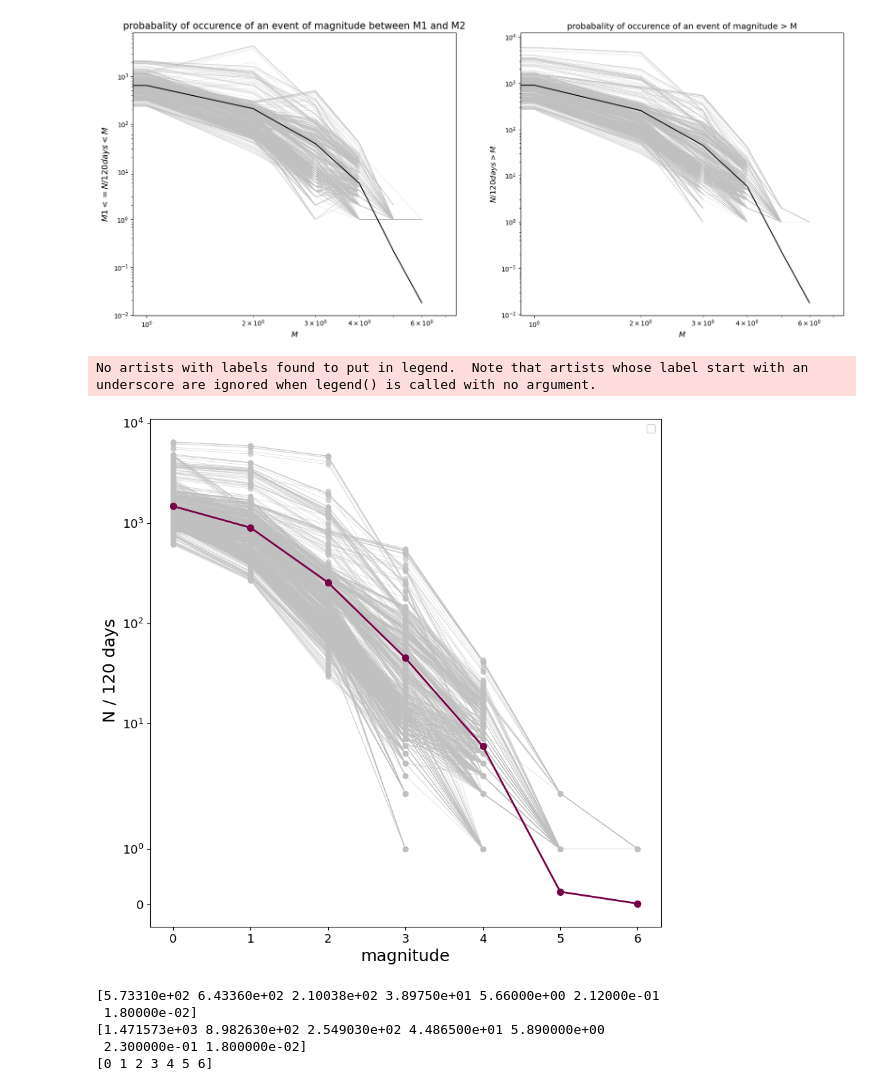
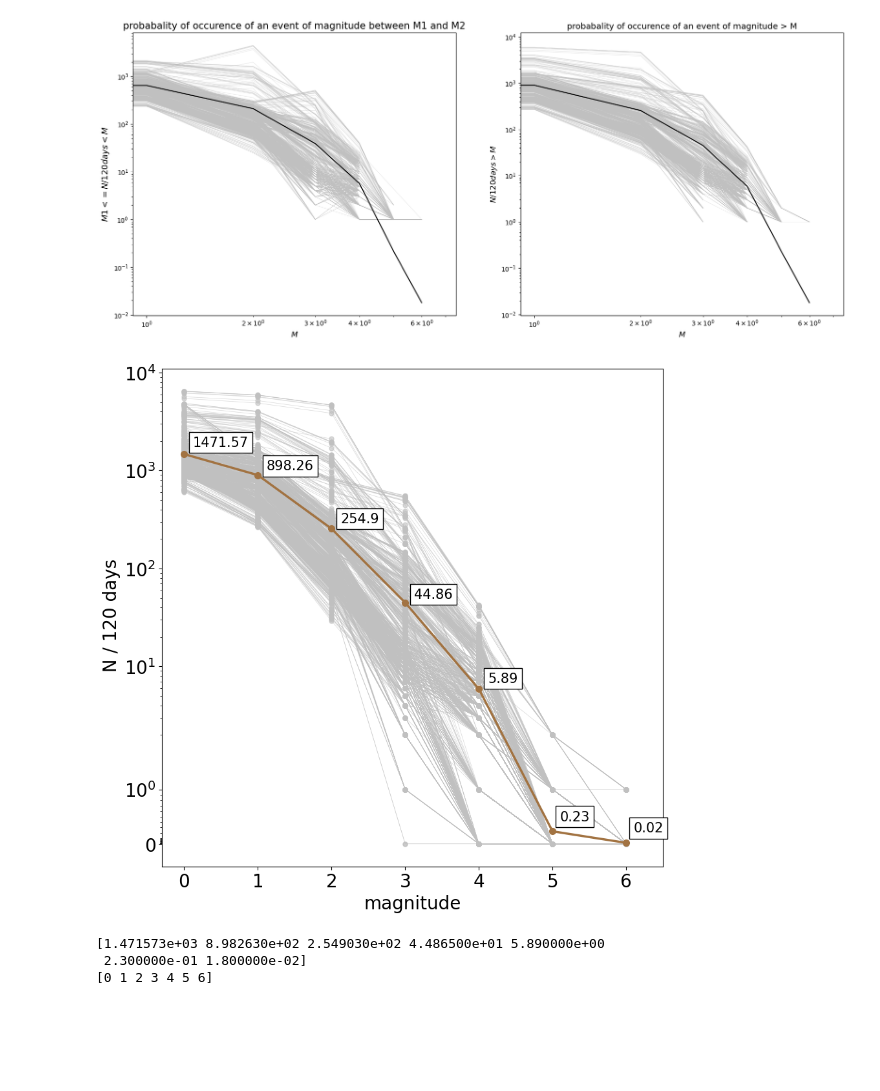
Before and after one commit to iganache/venusquakes, a Jupyter notebook: random_60day_seismicity.ipynb, the cells around one changed output. Saved outputs shown, nothing was run; the diff lists cells and outputs as text; code cells hidden in the pictures; blank space fills up the shorter version.

```diff
--- a/random_60day_seismicity.ipynb
+++ b/random_60day_seismicity.ipynb
@@ -3,6 +3,8 @@ import sys, os
 import glob
 import numpy as np
 import matplotlib.pyplot as plt
+from matplotlib.ticker import (MultipleLocator, AutoMinorLocator)
+from matplotlib import ticker
 import pandas as pd
 import math
 
@@ -10,9 +12,9 @@ import obspy
 import obspy.signal.trigger as trigger
 from obspy import taup, geodetics
 
-## setting client
-from obspy.clients.fdsn import Client
-client = Client("USGS")
+# ## setting client
+# from obspy.clients.fdsn import Client
+# client = Client("USGS")
 
 import datetime
 from datetime import timedelta, datetime
@@ -230,43 +232,54 @@ Invalid limit will be ignored.
 # %%
 fig, ax = plt.subplots(1,1, figsize=(10, 10))
 markersize = 10
 
 for i in range(len(files)):
     # mag = []
     # cat = obspy.read_events(files[i])
     # for ev in cat:
     #     mag.append(ev.magnitudes[0].mag)
     # mag_arr = np.array(mag)
     # cdf_arr[i] = num_events_cum(mag_range, mag_arr)
     # pdf_arr[i] = num_events_int(mag_range, mag_arr)
-    ax.plot(mag_range[np.where(cdf_arr[i]!=0.0)], cdf_arr[i][np.where(cdf_arr[i]!=0.0)], "o-", c='silver', markersize = 5, alpha = 0.6, linewidth=0.5)
+    # ax.plot(mag_range[np.where(cdf_arr[i]!=0.0)], cdf_arr[i][np.where(cdf_arr[i]!=0.0)], "o-", c='silver', markersize = 5, alpha = 0.6, linewidth=0.5)
+    ax.plot(mag_range, cdf_arr[i], "o-", c='silver', markersize = 5, alpha = 0.6, linewidth=0.5)
     # ax.plot(np.log10(mag_range), np.log10(cdf_arr[i]), "o-", c='silver', markersize = 5, alpha = 0.5, linewidth=0.5)
 
 
-ax.plot(mag_range, np.mean(cdf_arr, axis = 0), "o-", c='#790149', markersize = 7, linewidth=2)
+mean =  np.mean(cdf_arr, axis = 0)
+ax.plot(mag_range, mean, "o-", c='#a27342', markersize = 7, linewidth=2.5)
+plt.text(mag_range[-1]+0.1, mean[-1]+.2, str(round(mean[-1], 2)), fontsize = 15, bbox=dict(boxstyle="square", ec=(0, 0, 0), fc=(1, 1, 1)))
+plt.text(mag_range[-2]+0.1, mean[-2]+.2, str(round(mean[-2], 2)), fontsize = 15, bbox=dict(boxstyle="square", ec=(0, 0, 0), fc=(1, 1, 1)))
+plt.text(mag_range[-3]+0.12, mean[-3]+1, str(round(mean[-3], 2)), fontsize = 15, bbox=dict(boxstyle="square", ec=(0, 0, 0), fc=(1, 1, 1)))
+plt.text(mag_range[-4]+0.12, mean[-4]+5, str(round(mean[-4], 2)), fontsize = 15, bbox=dict(boxstyle="square", ec=(0, 0, 0), fc=(1, 1, 1)))
+plt.text(mag_range[-5]+0.12, mean[-5]+40, str(round(mean[-5], 2)), fontsize = 15, bbox=dict(boxstyle="square", ec=(0, 0, 0), fc=(1, 1, 1)))
+plt.text(mag_range[-6]+0.12, mean[-6]+120, str(round(mean[-6], 2)), fontsize = 15, bbox=dict(boxstyle="square", ec=(0, 0, 0), fc=(1, 1, 1)))
+plt.text(mag_range[-7]+0.12, mean[-7]+300, str(round(mean[-7], 2)), fontsize = 15, bbox=dict(boxstyle="square", ec=(0, 0, 0), fc=(1, 1, 1)))
 
 plt.yscale('symlog', base=10)
 # ax.set_xscale('log',base=10)
 # ax.set_yscale('log',base=10)
 
-# ax.set_xlim(-0.5,7)
-ax.tick_params(axis='both', which='major', labelsize=13)
-ax.legend(fontsize=12)
-ax.set_xlabel("magnitude", fontsize=18)
-ax.set_ylabel(" N / 120 days", fontsize=18)
+ax.set_xlim(-0.3,6.5)
+ax.tick_params(axis='both', which='major', labelsize=20)
+ax.tick_params(axis='y', which='major', labelsize=20)
+y_minor = ticker.LogLocator(base = 10.0, subs = np.arange(1.0, 10.0) * 0.1, numticks = 10)
+ax.yaxis.set_minor_locator(y_minor)
+# ax.yaxis.set_minor_locator(AutoMinorLocator(2))
+# ax.yaxis.set_minor_locator(MultipleLocator(1))
+# ax.legend(fontsize=12)
+ax.set_xlabel("magnitude", fontsize=20)
+ax.set_ylabel(" N / 120 days", fontsize=20)
 # ax.set_title("probabality of occurence of an event of magnitude > M", fontsize=13)
-plt.savefig("seis_60days.png")
+plt.savefig("seis_60days_brown.png")
 plt.show()
 # %% [output]
-No artists with labels found to put in legend.  Note that artists whose label start with an underscore are ignored when legend() is called with no argument.
-[figure, old version]
+[figure, new version]
 # %%
-print(np.mean(pdf_arr, axis = 0))
+# print(np.mean(pdf_arr, axis = 0))
 print(np.mean(cdf_arr, axis = 0))
 print(mag_range)
 # %% [output]
-[5.73310e+02 6.43360e+02 2.10038e+02 3.89750e+01 5.66000e+00 2.12000e-01
- 1.80000e-02]
 [1.471573e+03 8.982630e+02 2.549030e+02 4.486500e+01 5.890000e+00
  2.300000e-01 1.800000e-02]
 [0 1 2 3 4 5 6]
```
Also changed, not shown: 22 other files.
